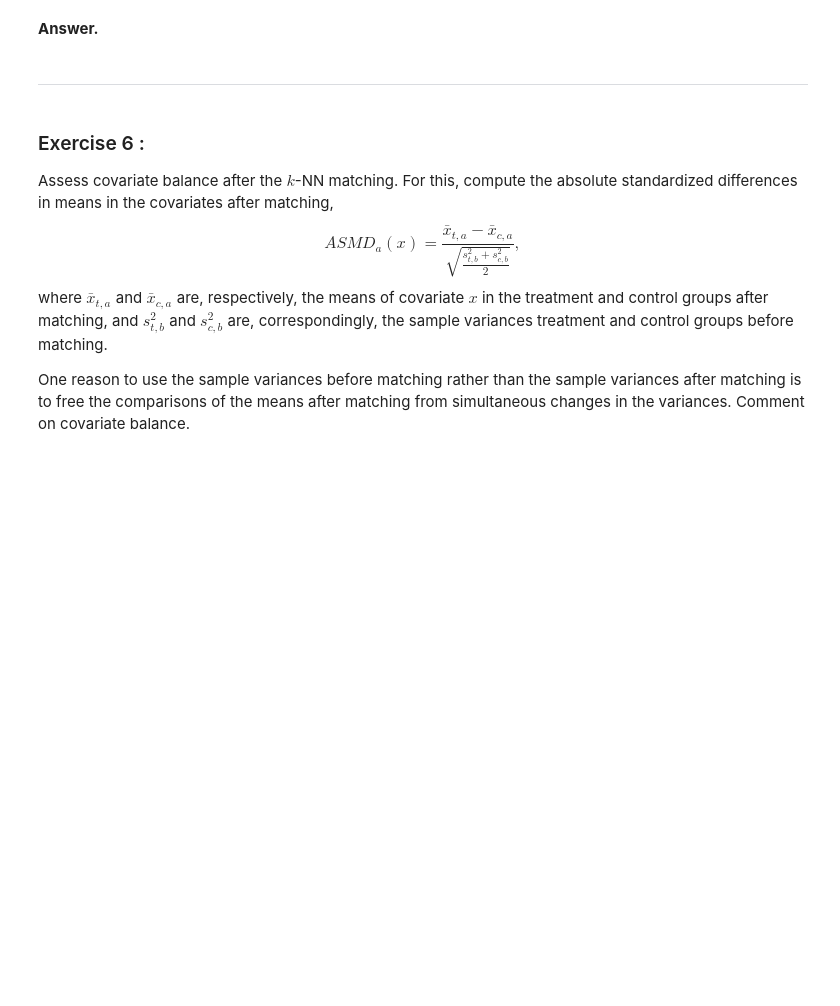
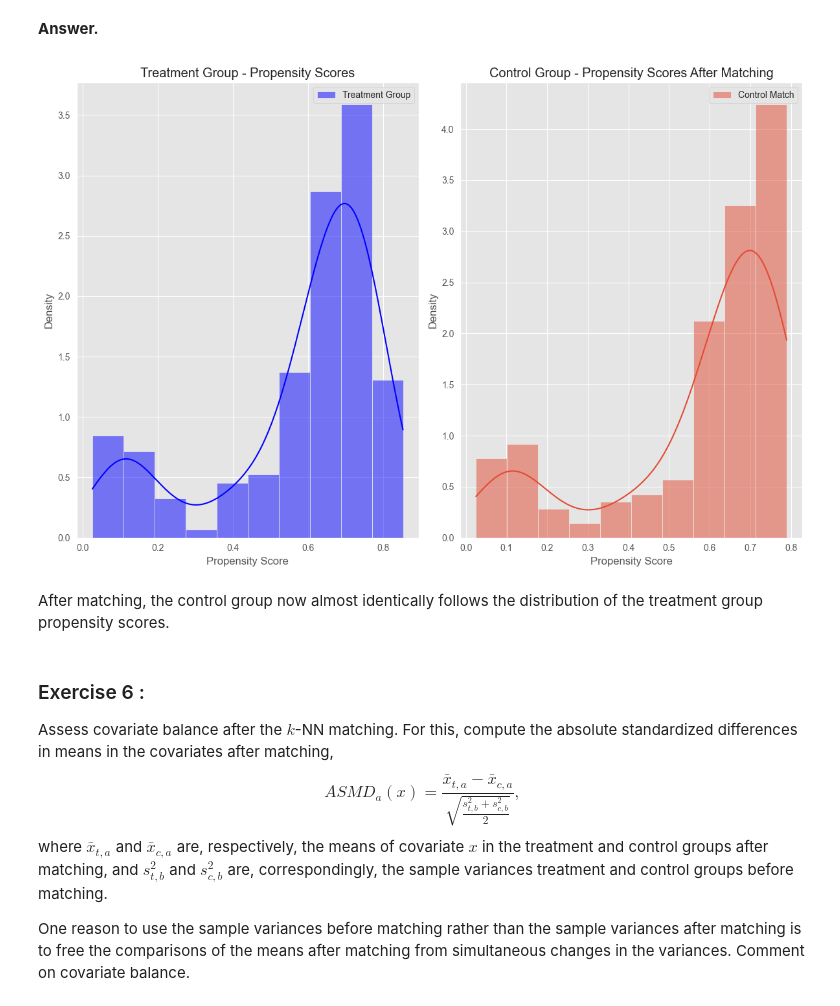
Before and after one commit to Yoker2004/Case-Studies, a Jupyter notebook: Case-2/assignment_2_STUDENT - Copy.ipynb, the cells around one changed output. Drawn from its saved outputs; the diff is of its cells as text; code cells hidden in the pictures; blank space fills up the shorter version.

```diff
--- a/Case-2/assignment_2_STUDENT - Copy.ipynb
+++ b/Case-2/assignment_2_STUDENT - Copy.ipynb
@@ -383,8 +383,31 @@ PSID269      0.689707
 <p>Make a plot which shows the histograms of propensity scores for the control and treatment groups after matching. Compare your results with the plot in Exercise 3.2.</p>
 # %% [markdown]
 **Answer.**
-# %% [markdown]
--------
+# %%
+plt.figure(figsize=(12, 8))
+
+plt.subplot(1, 2, 1)
+sns.histplot(treat_propen, kde=True, x = treat_propen['pscore_logit'], label="Treatment Group", stat="density", bins=10, color = "blue")
+plt.title("Treatment Group - Propensity Scores")
+plt.xlabel("Propensity Score")
+plt.ylabel("Density")
+plt.legend()
+
+
+plt.subplot(1, 2, 2)
+sns.histplot(control_match, x = control_match['pscore_logit'], kde=True, label="Control Match", stat="density", bins=10)
+plt.title("Control Group - Propensity Scores After Matching")
+plt.xlabel("Propensity Score")
+plt.ylabel("Density")
+plt.legend()
+
+# Show the plots
+plt.tight_layout()
+plt.show()
+# %% [output]
+[figure, added]
+# %% [markdown]
+After matching, the control group now almost identically follows the distribution of the treatment group propensity scores.
 # %% [markdown]
 <h3>Exercise 6 :</h3>
 
```
